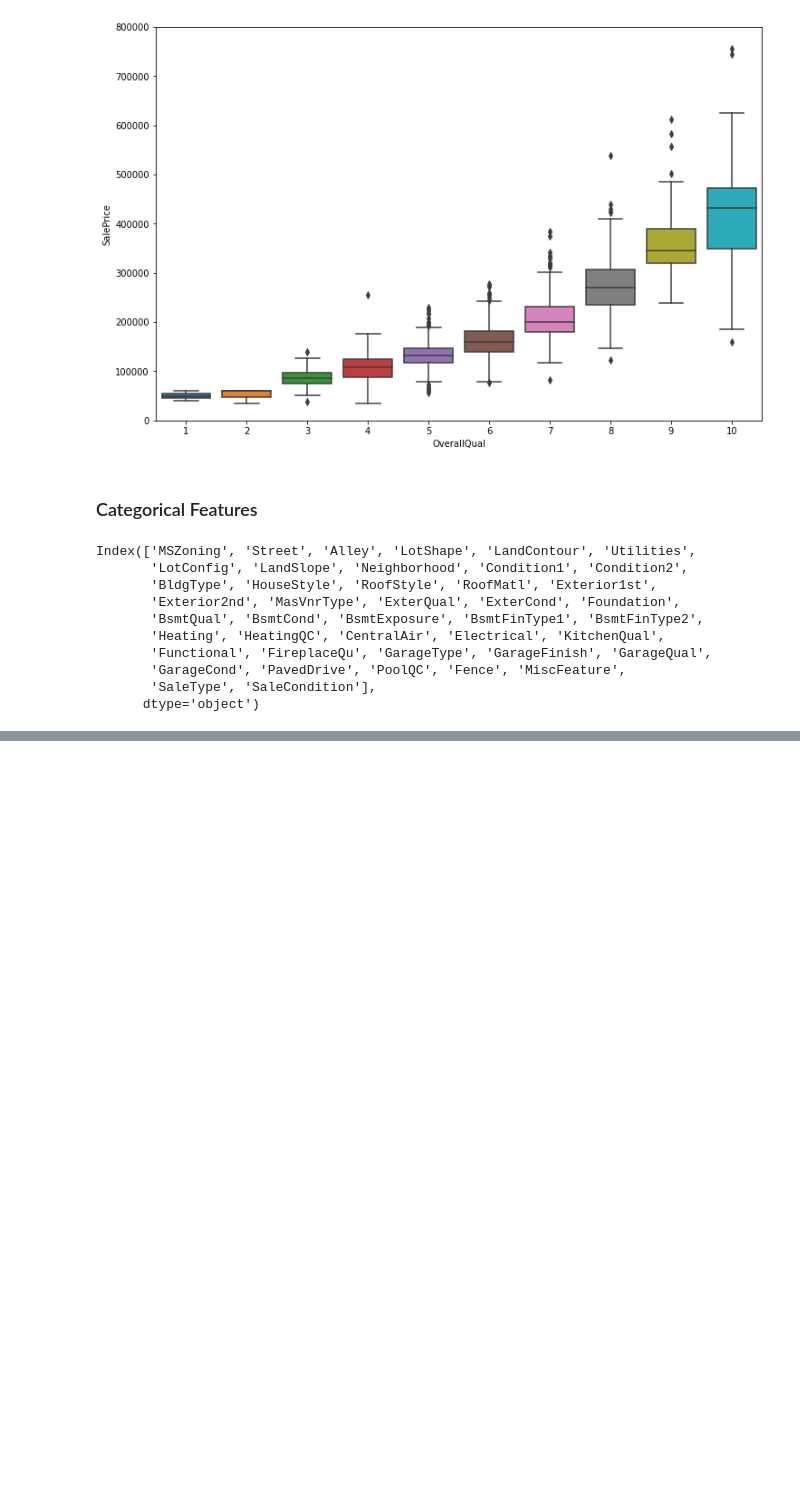
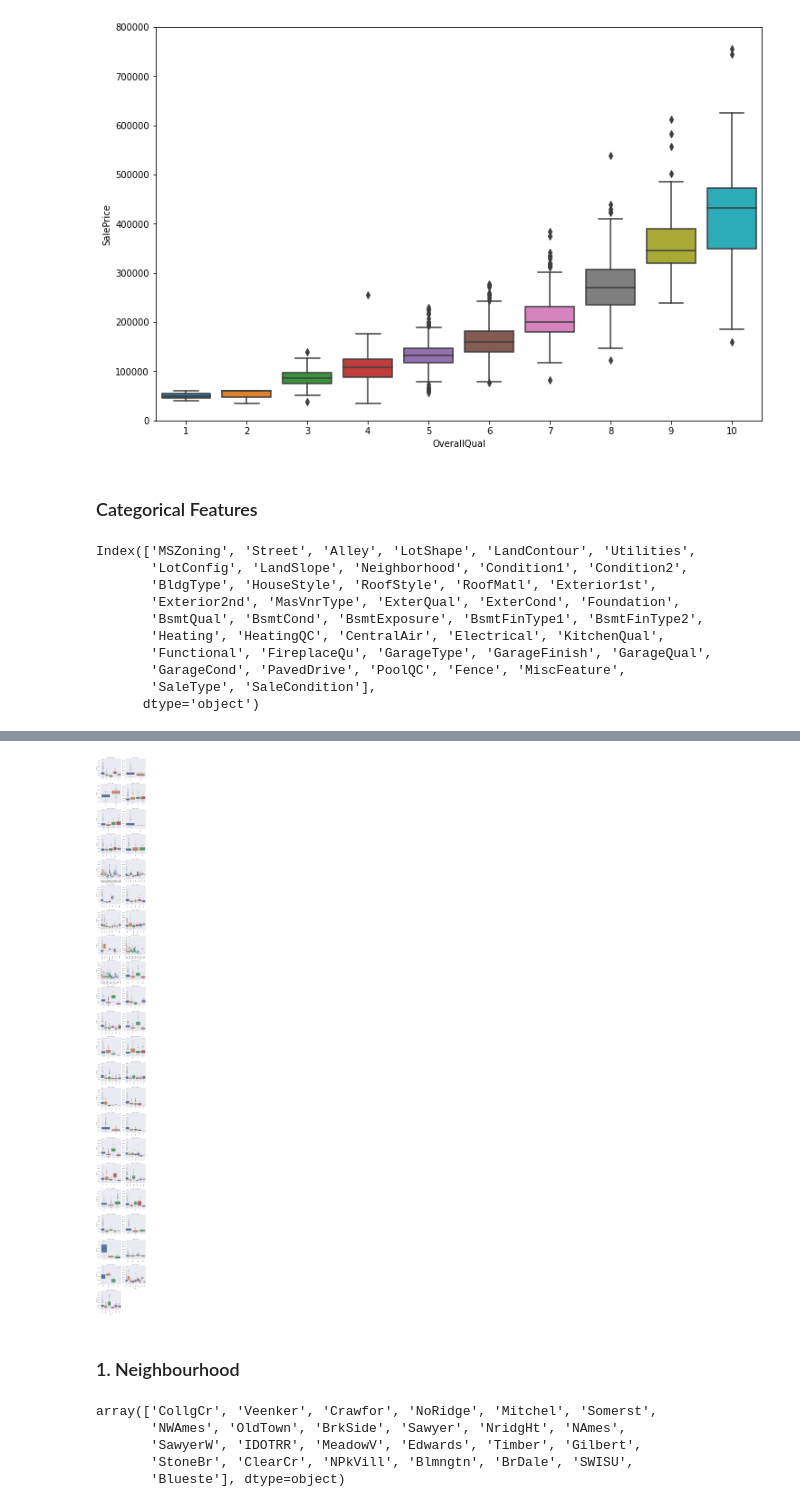
Before and after one commit to KamiLimu1/Data_Science2022, a Jupyter notebook: House Price EDA.ipynb, the cells around one changed output, grey strips where cells are left out. Cells and saved outputs as stored; diff of their text form; code cells hidden in the pictures; blank space fills up the shorter version.

```diff
--- a/House Price EDA.ipynb
+++ b/House Price EDA.ipynb
@@ -373,0 +316,25 @@ plt.xticks(rotation=45);
+# %%
+for c in cat_df:
+    cat_df[c] = cat_df[c].astype('category')
+    if cat_df[c].isnull().any():
+        cat_df[c] = cat_df[c].cat.add_categories(['MISSING'])
+        cat_df[c] = cat_df[c].fillna('MISSING')
+
+def boxplot(x, y, **kwargs):
+    sns.boxplot(x=x, y=y)
+    x=plt.xticks(rotation=90)
+f = pd.melt(train_copy, id_vars=['SalePrice'], value_vars=cat_df)
+g = sns.FacetGrid(f, col="variable",  col_wrap=2, sharex=False, sharey=False, height=5)
+g = g.map(boxplot, "value", "SalePrice")
+# %% [output]
+[figure, added]
+# %% [markdown]
+### 1. Neighbourhood
+# %%
+cat_df['Neighborhood'].unique()
+# %% [output]
+array(['CollgCr', 'Veenker', 'Crawfor', 'NoRidge', 'Mitchel', 'Somerst',
+       'NWAmes', 'OldTown', 'BrkSide', 'Sawyer', 'NridgHt', 'NAmes',
+       'SawyerW', 'IDOTRR', 'MeadowV', 'Edwards', 'Timber', 'Gilbert',
+       'StoneBr', 'ClearCr', 'NPkVill', 'Blmngtn', 'BrDale', 'SWISU',
+       'Blueste'], dtype=object)
```
Also changed, not shown: parts of 23 cells of this notebook.
